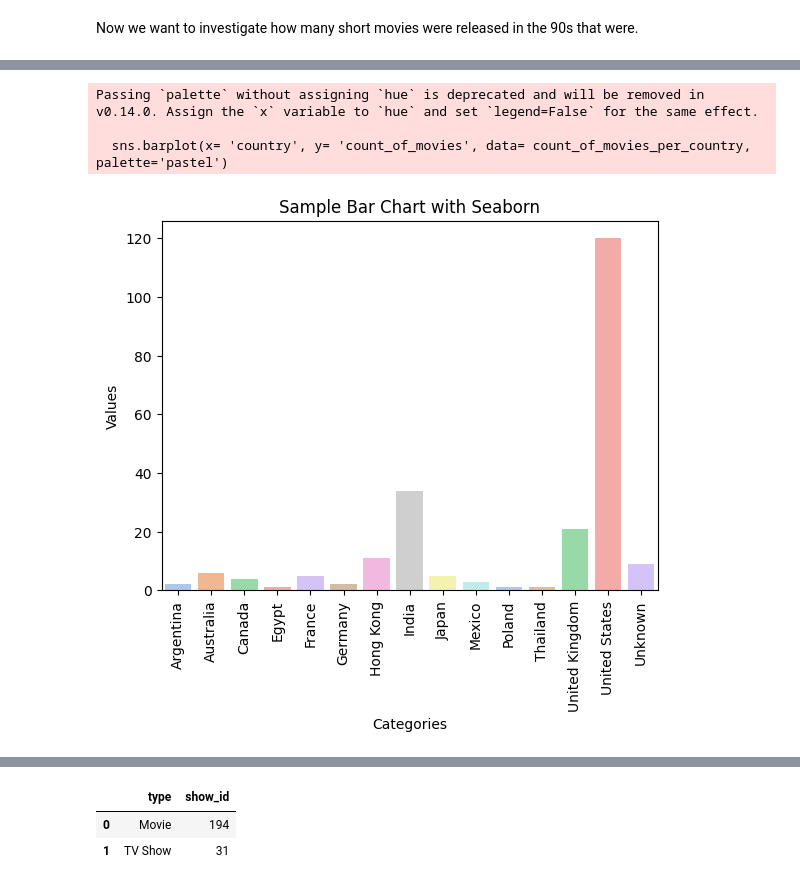
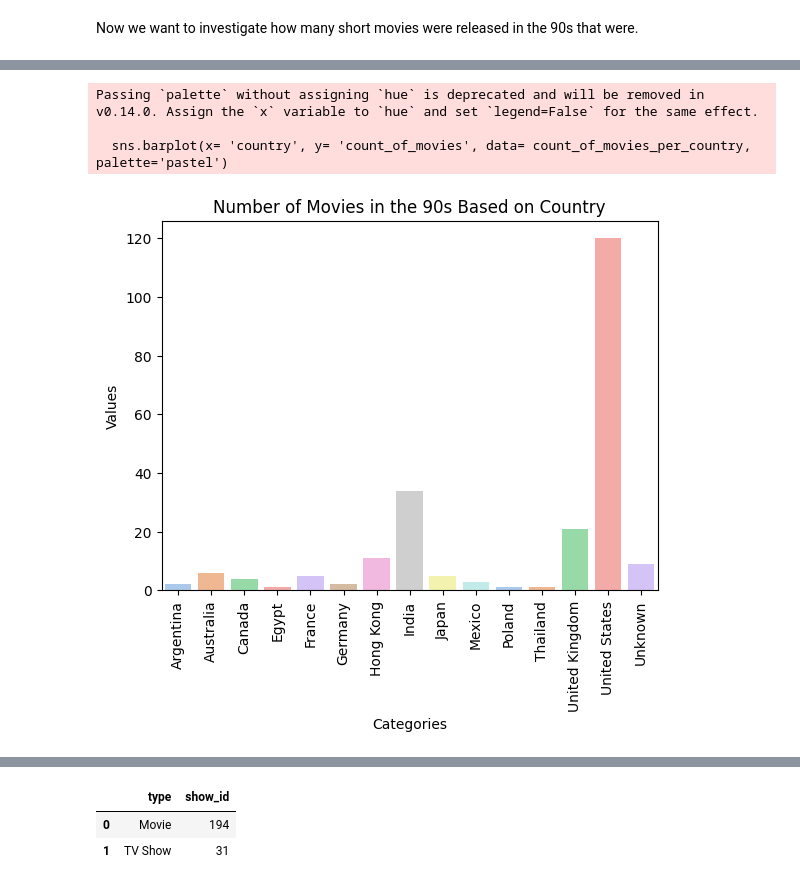
Before and after one commit to RezSah/RezSah.github.io, a Jupyter notebook: Untitled25.ipynb, the cells around one changed output, grey strips where cells are left out. Cells and saved outputs as stored; diff of their text form; code cells hidden in the pictures.

```diff
--- a/Untitled25.ipynb
+++ b/Untitled25.ipynb
@@ -133,17 +141,17 @@ Name: show_id, dtype: int64
 # %%
 categories = movies_1990s['country']
 values = count_of_movies_per_country
 
 # Create a bar chart
 sns.barplot(x= 'country', y= 'count_of_movies', data= count_of_movies_per_country, palette='pastel')
 
-plt.title('Number of Movies Made By Each Country')
+plt.title('Number of Movies in the 90s Based on Country')
 plt.xlabel('Categories')
 plt.ylabel('Values')
 plt.xticks(rotation=90)
 plt.show()
 # %% [output]
 Passing `palette` without assigning `hue` is deprecated and will be removed in v0.14.0. Assign the `x` variable to `hue` and set `legend=False` for the same effect.
 
   sns.barplot(x= 'country', y= 'count_of_movies', data= count_of_movies_per_country, palette='pastel')
-[figure, old version]
+[figure, new version]
```
Also changed, not shown: parts of 14 cells of this notebook.
